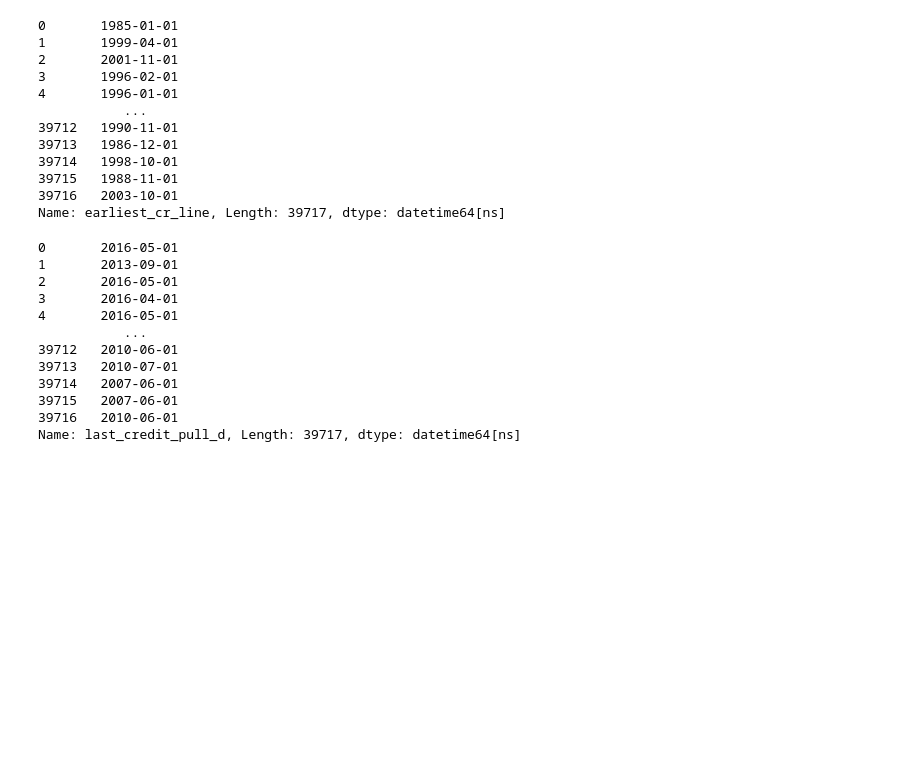
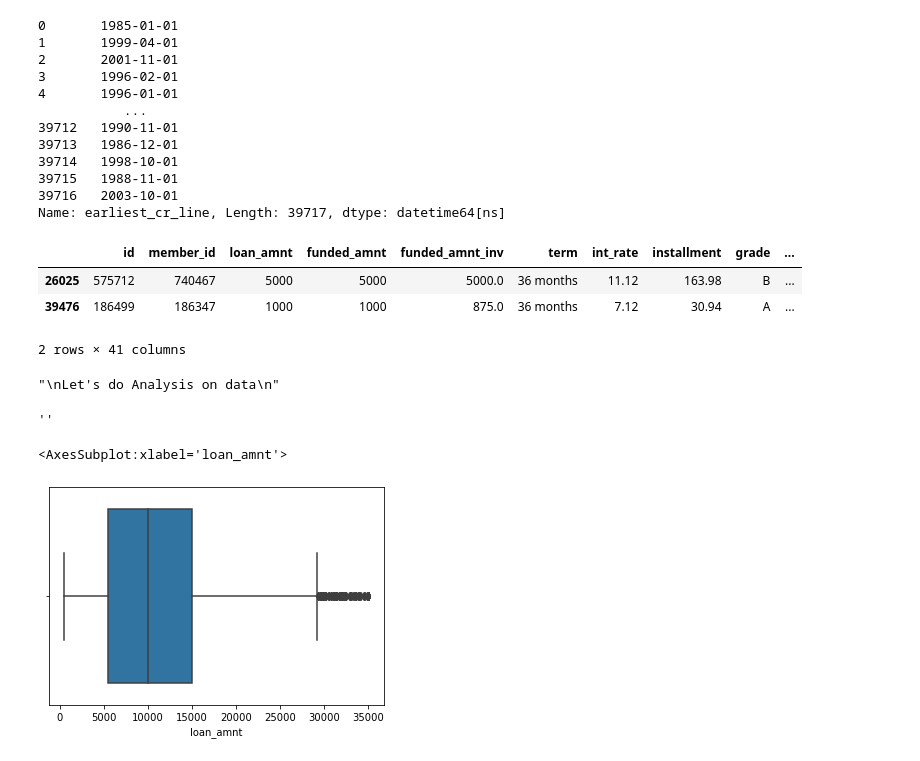
Before and after one commit to maniraj1234/LendingClubCaseStudy, a Jupyter notebook: LendingClubCaseStudy.ipynb, the cells around one changed output. Drawn from its saved outputs; the diff is of its cells as text; code cells hidden in the pictures; blank space fills up the shorter version.

Commit message:
Day 3 Univariate analysis

```diff
--- a/LendingClubCaseStudy.ipynb
+++ b/LendingClubCaseStudy.ipynb
@@ -231,4 +231,4 @@ loan_data.term.value_counts()
 Name: term, dtype: int64
 # %%
 # Convert int rate to numeric values
-loan_data.int_rate.apply(lambda x: float(str(x).rstrip('%')))
+loan_data.int_rate = loan_data.int_rate.apply(lambda x: float(str(x).rstrip('%')))
@@ -248,3 +235,3 @@ Name: int_rate, Length: 39717, dtype: float64
 # %%
 #Strip zipCode extras
-loan_data.zip_code.apply(lambda x: int(str(x).rstrip('xx')))
+loan_data.zip_code = loan_data.zip_code.apply(lambda x: int(str(x).rstrip('xx')))
@@ -315,17 +289,9 @@ Name: earliest_cr_line, Length: 39717, dtype: datetime64[ns]
 # %%
 loan_data.last_credit_pull_d = pd.to_datetime(loan_data.last_credit_pull_d,format='%b-%y')
 # %%
-loan_data.last_credit_pull_d
+loan_data[(loan_data.last_credit_pull_d.isna())]
 # %% [output]
+|  | id | member_id | loan_amnt | funded_amnt | funded_amnt_inv | term | int_rate | installment | grade | ... |
+| 26025 | 575712 | 740467 | 5000 | 5000 | 5000.0 | 36 months | 11.12 | 163.98 | B | ... |
+| 39476 | 186499 | 186347 | 1000 | 1000 | 875.0 | 36 months | 7.12 | 30.94 | A | ... |
-0       2016-05-01
-1       2013-09-01
-2       2016-05-01
-3       2016-04-01
-4       2016-05-01
-           ...
-39712   2010-06-01
-39713   2010-07-01
-39714   2007-06-01
-39715   2007-06-01
-39716   2010-06-01
-Name: last_credit_pull_d, Length: 39717, dtype: datetime64[ns]
+2 rows × 41 columns
@@ -331,0 +301,15 @@ Name: last_credit_pull_d, Length: 39717, dtype: datetime64[ns]
+# %%
+'''
+Let's do Analysis on data
+'''
+# %% [output]
+"\nLet's do Analysis on data\n"
+# %%
+''
+# %% [output]
+''
+# %%
+sns.boxplot(loan_data.loan_amnt)
+# %% [output]
+<AxesSubplot:xlabel='loan_amnt'>
+[figure, added]
```
Also changed, not shown: parts of 30 cells of this notebook, 1 other file.
